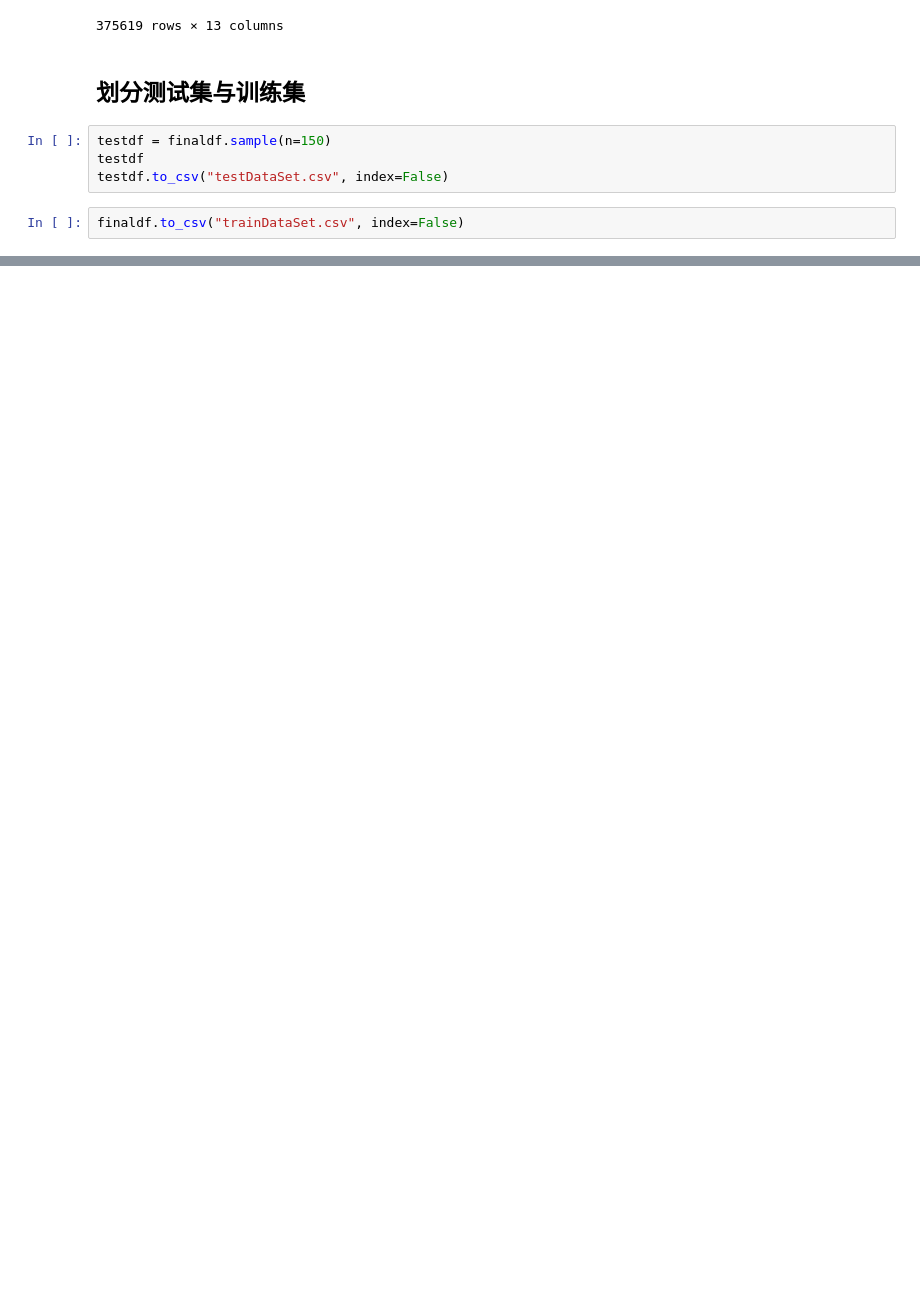
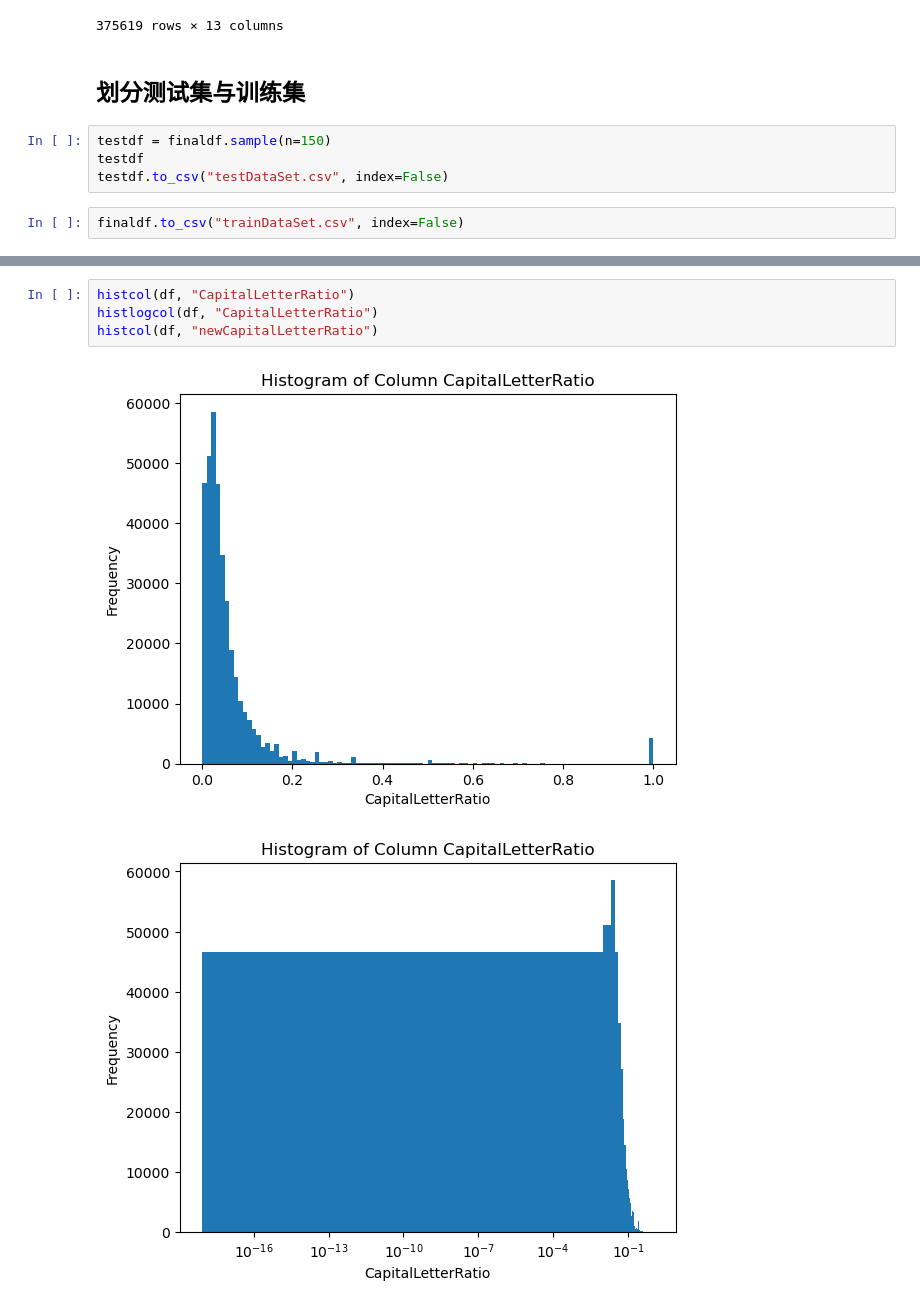
Before and after one commit to Blackteaxx/PythonDataAnalyze, a Jupyter notebook: PCA&Clustered/test.ipynb, the cells around one changed output, grey strips where cells are left out. Drawn from its saved outputs; the diff is of its cells as text; blank space fills up the shorter version.

```diff
--- a/PCA&Clustered/test.ipynb
+++ b/PCA&Clustered/test.ipynb
@@ -440,0 +522,7 @@ finaldf.to_csv("trainDataSet.csv", index=False)
+# %%
+histcol(df, "CapitalLetterRatio")
+histlogcol(df, "CapitalLetterRatio")
+histcol(df, "newCapitalLetterRatio")
+# %% [output]
+[figure, added]
+[figure, added]
```
Also changed, not shown: parts of 23 cells of this notebook, 28 other files.
